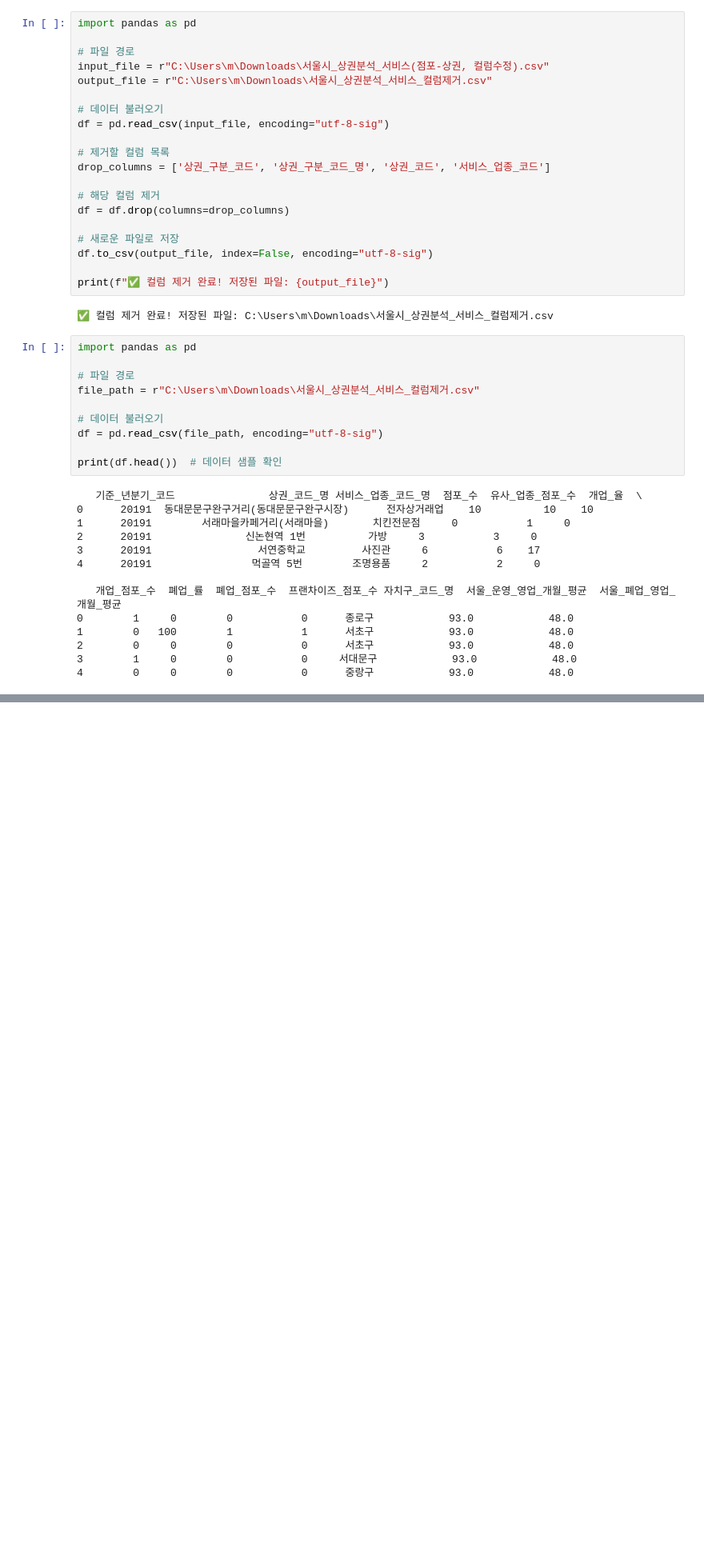
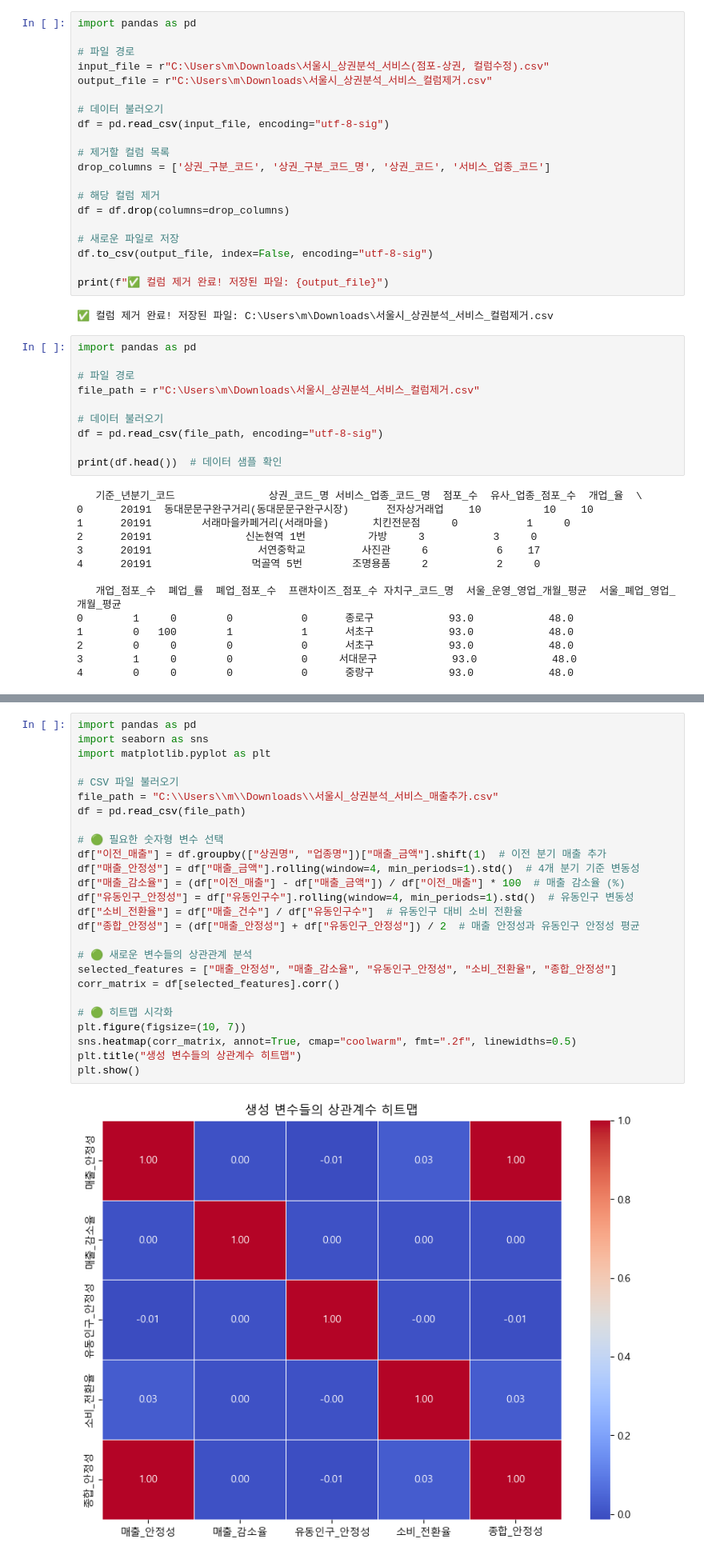
Before and after one commit to medici-bda10-sda/sda.final.project, a Jupyter notebook: 지표 생성 및 데이터 전처리 관련 코드.ipynb, the cells around one changed output, grey strips where cells are left out. Shown at 80% size. Cells and saved outputs as stored; diff of their text form; blank space fills up the shorter version.

```diff
--- a/지표 생성 및 데이터 전처리 관련 코드.ipynb
+++ b/지표 생성 및 데이터 전처리 관련 코드.ipynb
@@ -281,0 +747,28 @@ print(df.head())  # 데이터 샘플 확인
+# %%
+import pandas as pd
+import seaborn as sns
+import matplotlib.pyplot as plt
+
+# CSV 파일 불러오기
+file_path = "C:\\Users\\m\\Downloads\\서울시_상권분석_서비스_매출추가.csv"
+df = pd.read_csv(file_path)
+
+# 🟢 필요한 숫자형 변수 선택
+df["이전_매출"] = df.groupby(["상권명", "업종명"])["매출_금액"].shift(1)  # 이전 분기 매출 추가
+df["매출_안정성"] = df["매출_금액"].rolling(window=4, min_periods=1).std()  # 4개 분기 기준 변동성
+df["매출_감소율"] = (df["이전_매출"] - df["매출_금액"]) / df["이전_매출"] * 100  # 매출 감소율 (%)
+df["유동인구_안정성"] = df["유동인구수"].rolling(window=4, min_periods=1).std()  # 유동인구 변동성
+df["소비_전환율"] = df["매출_건수"] / df["유동인구수"]  # 유동인구 대비 소비 전환율
+df["종합_안정성"] = (df["매출_안정성"] + df["유동인구_안정성"]) / 2  # 매출 안정성과 유동인구 안정성 평균
+
+# 🟢 새로운 변수들의 상관관계 분석
+selected_features = ["매출_안정성", "매출_감소율", "유동인구_안정성", "소비_전환율", "종합_안정성"]
+corr_matrix = df[selected_features].corr()
+
+# 🟢 히트맵 시각화
+plt.figure(figsize=(10, 7))
+sns.heatmap(corr_matrix, annot=True, cmap="coolwarm", fmt=".2f", linewidths=0.5)
+plt.title("생성 변수들의 상관계수 히트맵")
+plt.show()
+# %% [output]
+[figure, added]
```
Also changed, not shown: parts of 18 cells of this notebook.
